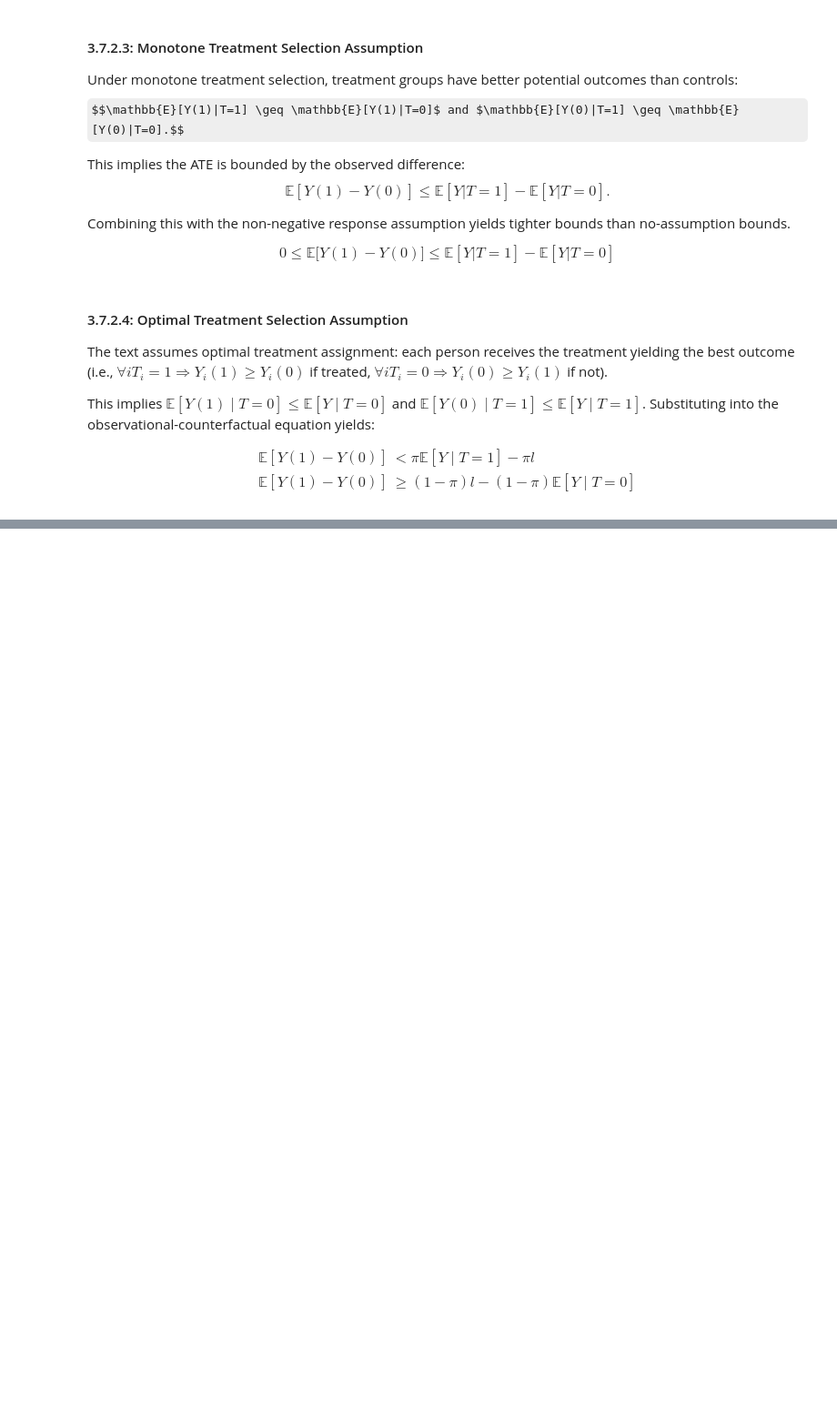
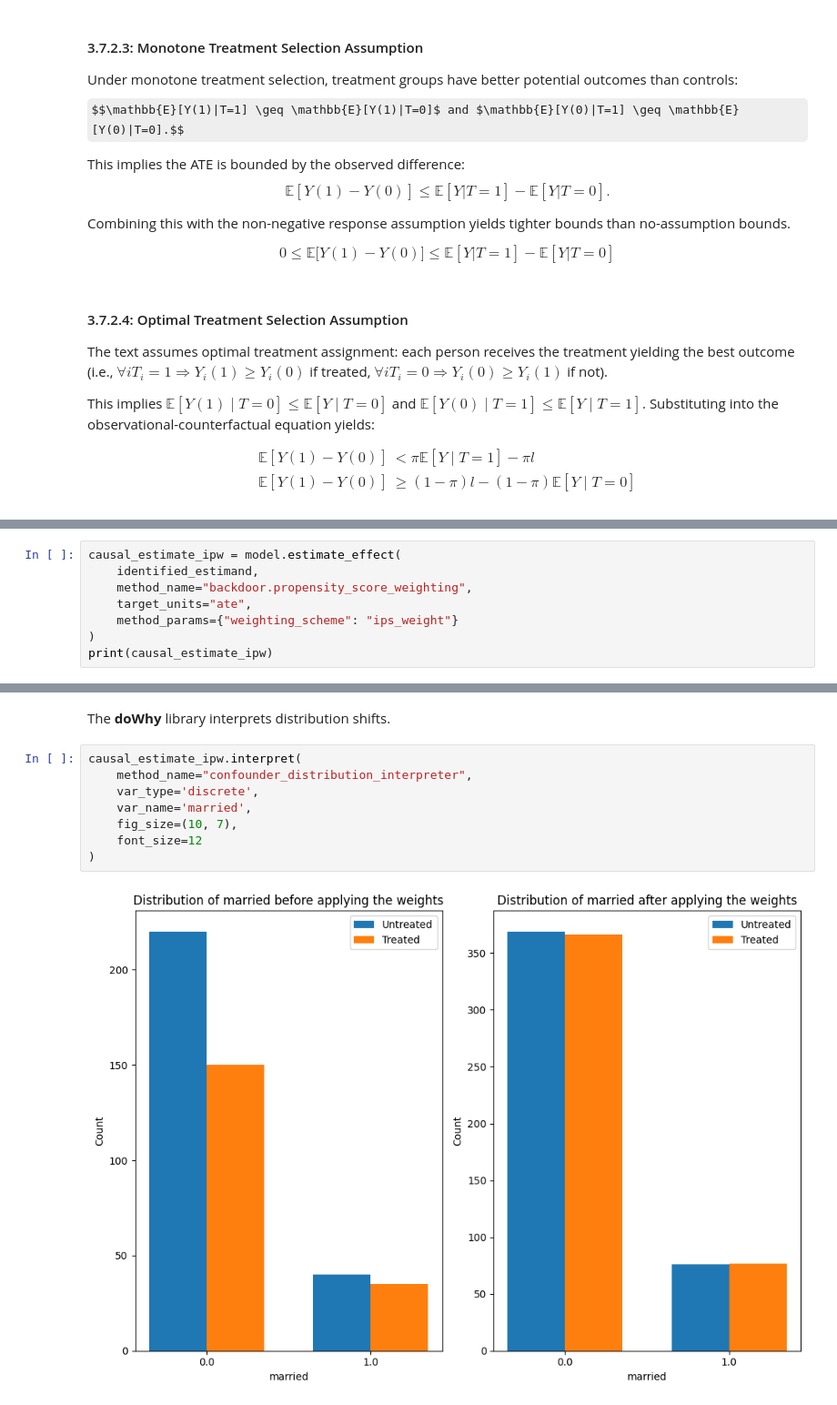
Before and after one commit to stefano-bragaglia/applied-causal-inference, a Jupyter notebook: src/notebooks/03_a_practical_approach.ipynb, the cells around one changed output, grey strips where cells are left out. Shown at 91% size. Cells and saved outputs as stored; diff of their text form; some formulas as TeX source; blank space fills up the shorter version.

```diff
--- a/src/notebooks/03_a_practical_approach.ipynb
+++ b/src/notebooks/03_a_practical_approach.ipynb
@@ -1102,0 +1277,8 @@ Researchers like Cinelli and Vetich have developed methods that overcome linear
+# %%
+causal_estimate_ipw = model.estimate_effect(
+    identified_estimand,
+    method_name="backdoor.propensity_score_weighting",
+    target_units="ate",
+    method_params={"weighting_scheme": "ips_weight"}
+)
+print(causal_estimate_ipw)
@@ -1102,0 +1305,12 @@ Researchers like Cinelli and Vetich have developed methods that overcome linear
+# %% [markdown]
+The **doWhy** library interprets distribution shifts.
+# %%
+causal_estimate_ipw.interpret(
+    method_name="confounder_distribution_interpreter",
+    var_type='discrete',
+    var_name='married',
+    fig_size=(10, 7),
+    font_size=12
+)
+# %% [output]
+[figure, added]
```
Also changed, not shown: parts of 55 cells of this notebook, 2 other files.
